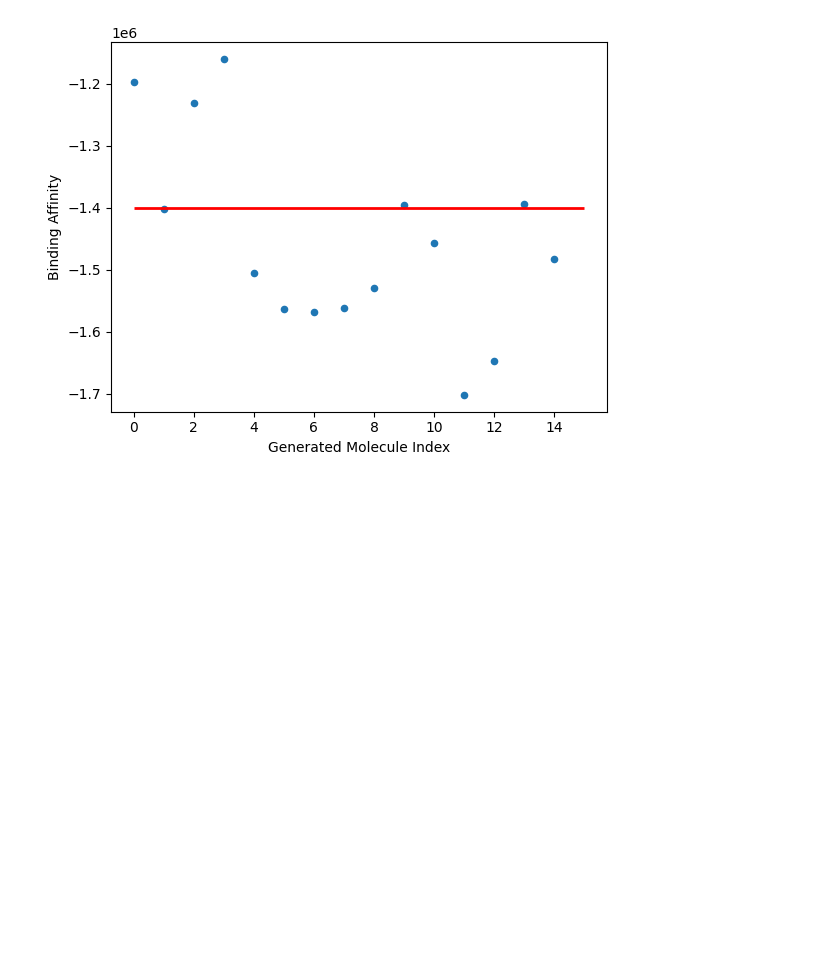
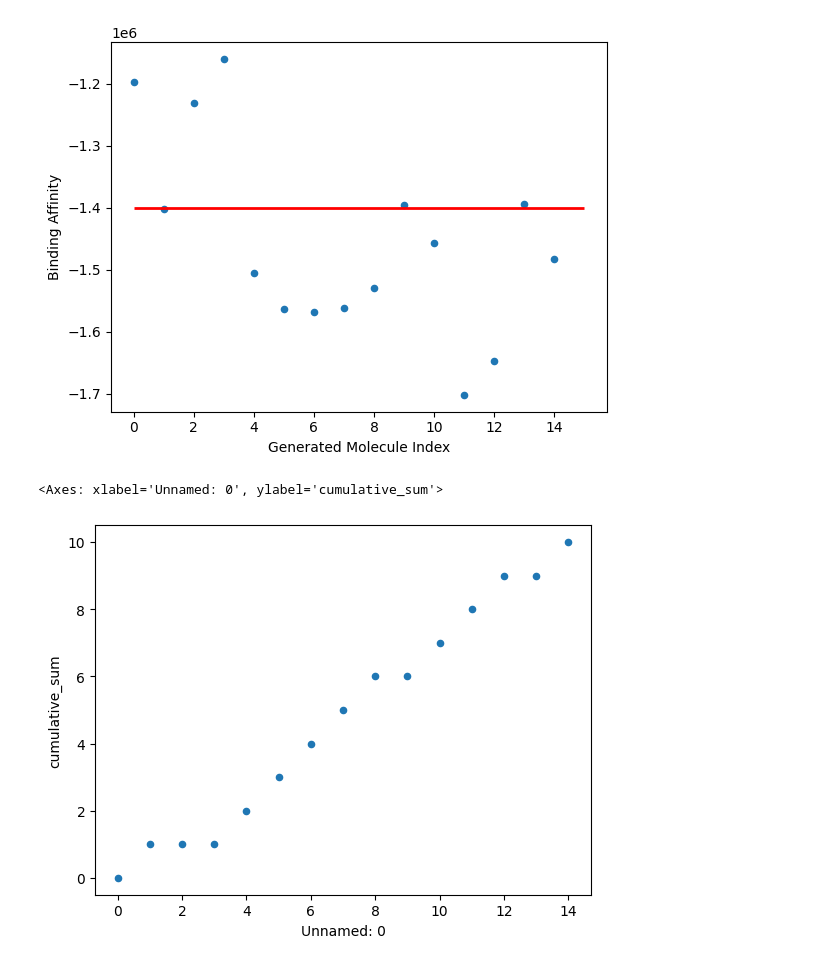
Before and after one commit to artificial-yao/generative-virtual-screening, a Jupyter notebook: notebooks/plot_results.ipynb, the cells around one changed output. Drawn from its saved outputs; the diff is of its cells as text; code cells hidden in the pictures; blank space fills up the shorter version.

Commit message:
plot results

```diff
--- a/notebooks/plot_results.ipynb
+++ b/notebooks/plot_results.ipynb
@@ -38,6 +38,8 @@ df['Round'] = df.apply(calculate_c, axis=1)
 threshold = -1400000
 df['Is_Below_Threshold'] = np.where(df['DSMBind_predictions'] < threshold, 1, 0)
 
+df['cumulative_sum'] = df['Is_Below_Threshold'].cumsum()
+
 df
 # %% [output]
 |  | Unnamed: 0 | generated_compound_index | generated_smiles | molmim_qed_score | starting_molecule | ... |
@@ -69,0 +70,5 @@ threshold = -1400000
+# %%
+df.plot(kind = 'scatter', x = 'Unnamed: 0', y = 'cumulative_sum')
+# %% [output]
+<Axes: xlabel='Unnamed: 0', ylabel='cumulative_sum'>
+[figure, added]
```
Also changed, not shown: parts of 2 cells of this notebook.
